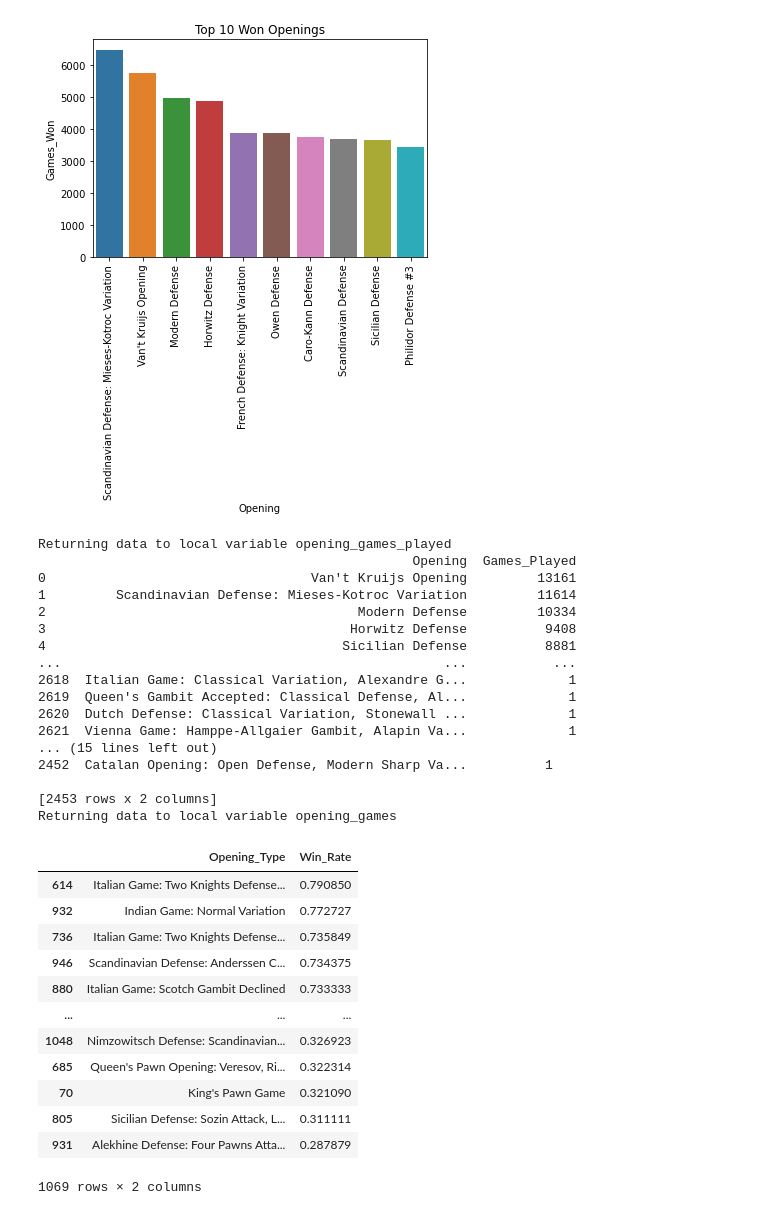
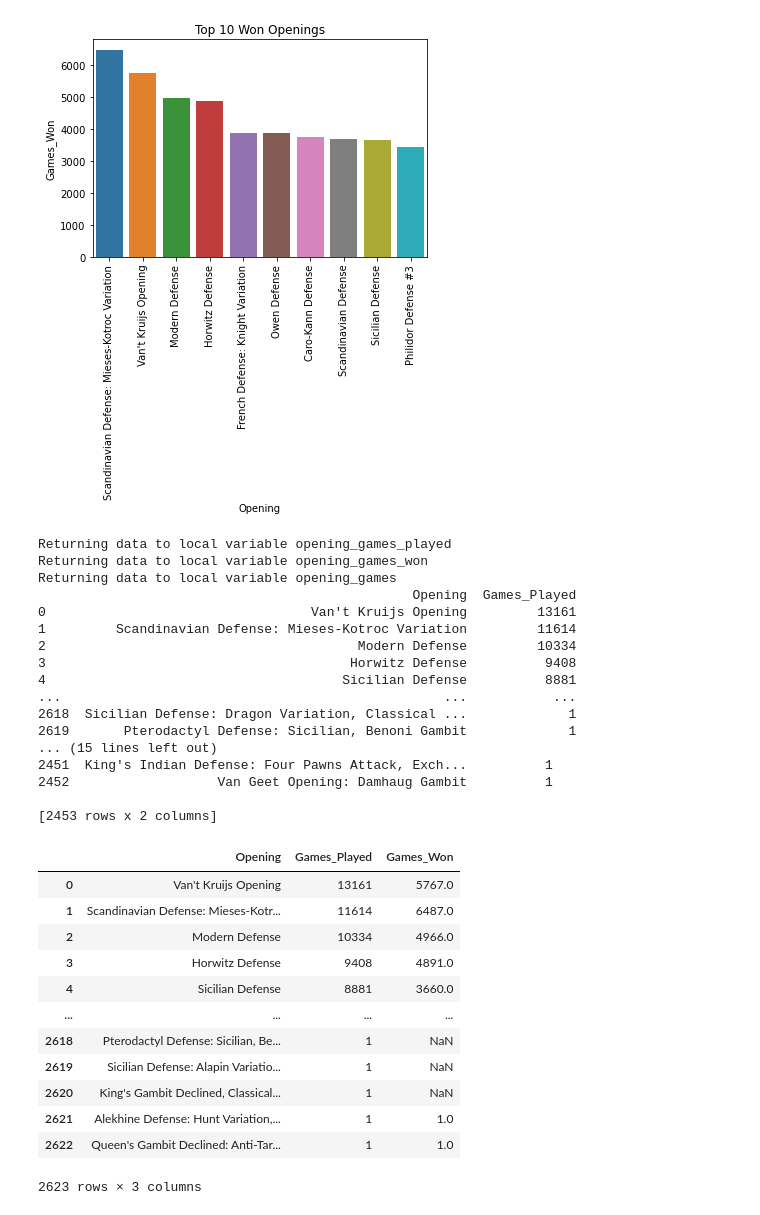
Before and after one commit to jeanie-liu/chess_win_predictor, a Jupyter notebook: summary_descriptive_stats.ipynb, the cells around one changed output. Saved outputs shown, nothing was run; the diff lists cells and outputs as text; code cells hidden in the pictures.

Commit message:
Revert "win rates of each opening"
This reverts commit eaf534a89db53693273e446b601a43c25b406a73.

```diff
--- a/summary_descriptive_stats.ipynb
+++ b/summary_descriptive_stats.ipynb
@@ -159,67 +159,47 @@ Returning data to local variable top_ten_won_openings
 [figure]
 # %%
 #adding win rate column for each opening
+%sql opening_games_played << SELECT Opening, COUNT(Event) As Games_Played \
+FROM chess GROUP BY Opening ORDER BY Games_Played DESC
 
-#all openings with corresponding number of games played
-%sql opening_games_played << SELECT Opening, COUNT(Event) As Games_Played \
-FROM chess_games GROUP BY Opening ORDER BY Games_Played DESC
+%sql opening_games_won << SELECT Opening, COUNT(Event) AS Games_Won \
+FROM chess WHERE Result = '1-0' GROUP BY Opening ORDER BY Games_Won DESC
 
-print(opening_games_played)
-
-#all openings with corresponding number of games won
-%sql opening_games_won << SELECT Opening, COUNT(Event) AS Games_Won \
-FROM chess_games WHERE Result = '1-0' GROUP BY Opening ORDER BY Games_Won DESC
-
-print(opening_games_won)
-
-#joining games played and games won by opening
 %sql opening_games << SELECT opening_games_played.Opening, Games_Played, Games_Won \
 FROM opening_games_played LEFT JOIN opening_games_won \
 ON opening_games_played.Opening = opening_games_won.Opening ORDER BY Games_Played DESC
 
-#drop NaNs --> NaNs in Games_Won column indicate that opening has 0 games won
-opening_games.dropna()
-
-#filter for openings that have at least 50 games played
-opening_games = opening_games[opening_games['Games_Played'] >= 50]
-
-#compute win rate column and sort by win rate
-opening_games['Win_Rate'] = opening_games['Games_Won'] / opening_games['Games_Played']
-opening_win_rate = opening_games.sort_values(by = ['Win_Rate'], ascending = False)
-
-#drop columns Games_Played and Games_Won; rename Opening to Opening_Type for later merging
-opening_win_rate = opening_win_rate.drop(columns = ['Games_Played', 'Games_Won'])
-opening_win_rate = opening_win_rate.rename(columns={'Opening': 'Opening_Type'})
-
-display(opening_win_rate)
+print(opening_games_played)
+print(opening_games_won)
+opening_games
 # %% [output]
 Returning data to local variable opening_games_played
+Returning data to local variable opening_games_won
+Returning data to local variable opening_games
                                                 Opening  Games_Played
 0                                  Van't Kruijs Opening         13161
 1         Scandinavian Defense: Mieses-Kotroc Variation         11614
 2                                        Modern Defense         10334
 3                                       Horwitz Defense          9408
 4                                      Sicilian Defense          8881
 ...                                                 ...           ...
-2618  Italian Game: Classical Variation, Alexandre G...             1
-2619  Queen's Gambit Accepted: Classical Defense, Al...             1
-2620  Dutch Defense: Classical Variation, Stonewall ...             1
-2621  Vienna Game: Hamppe-Allgaier Gambit, Alapin Va...             1
+2618  Sicilian Defense: Dragon Variation, Classical ...             1
+2619       Pterodactyl Defense: Sicilian, Benoni Gambit             1
 ... (15 lines left out)
-2452  Catalan Opening: Open Defense, Modern Sharp Va...          1
+2451  King's Indian Defense: Four Pawns Attack, Exch...          1
+2452                   Van Geet Opening: Damhaug Gambit          1
 
 [2453 rows x 2 columns]
-Returning data to local variable opening_games
-|  | Opening_Type | Win_Rate |
-| 614 | Italian Game: Two Knights Defense... | 0.790850 |
-| 932 | Indian Game: Normal Variation | 0.772727 |
-| 736 | Italian Game: Two Knights Defense... | 0.735849 |
-| 946 | Scandinavian Defense: Anderssen C... | 0.734375 |
-| 880 | Italian Game: Scotch Gambit Declined | 0.733333 |
-| ... | ... | ... |
-| 1048 | Nimzowitsch Defense: Scandinavian... | 0.326923 |
-| 685 | Queen's Pawn Opening: Veresov, Ri... | 0.322314 |
-| 70 | King's Pawn Game | 0.321090 |
-| 805 | Sicilian Defense: Sozin Attack, L... | 0.311111 |
-| 931 | Alekhine Defense: Four Pawns Atta... | 0.287879 |
+|  | Opening | Games_Played | Games_Won |
+| 0 | Van't Kruijs Opening | 13161 | 5767.0 |
+| 1 | Scandinavian Defense: Mieses-Kotr... | 11614 | 6487.0 |
+| 2 | Modern Defense | 10334 | 4966.0 |
+| 3 | Horwitz Defense | 9408 | 4891.0 |
+| 4 | Sicilian Defense | 8881 | 3660.0 |
+| ... | ... | ... | ... |
+| 2618 | Pterodactyl Defense: Sicilian, Be... | 1 | NaN |
+| 2619 | Sicilian Defense: Alapin Variatio... | 1 | NaN |
+| 2620 | King's Gambit Declined, Classical... | 1 | NaN |
+| 2621 | Alekhine Defense: Hunt Variation,... | 1 | 1.0 |
+| 2622 | Queen's Gambit Declined: Anti-Tar... | 1 | 1.0 |
-1069 rows × 2 columns
+2623 rows × 3 columns
```
Also changed, not shown: parts of 6 cells of this notebook, 3 other files.
